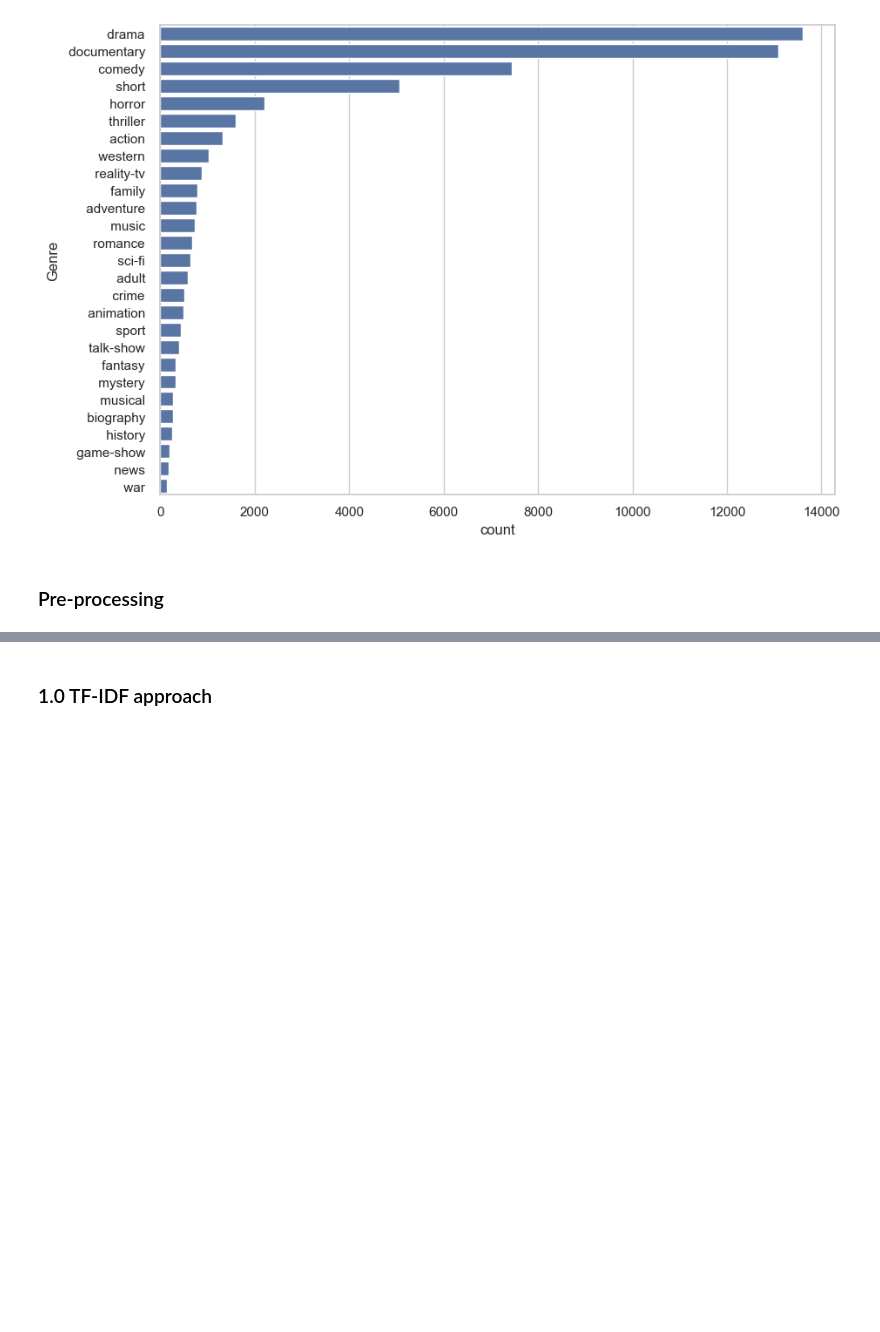
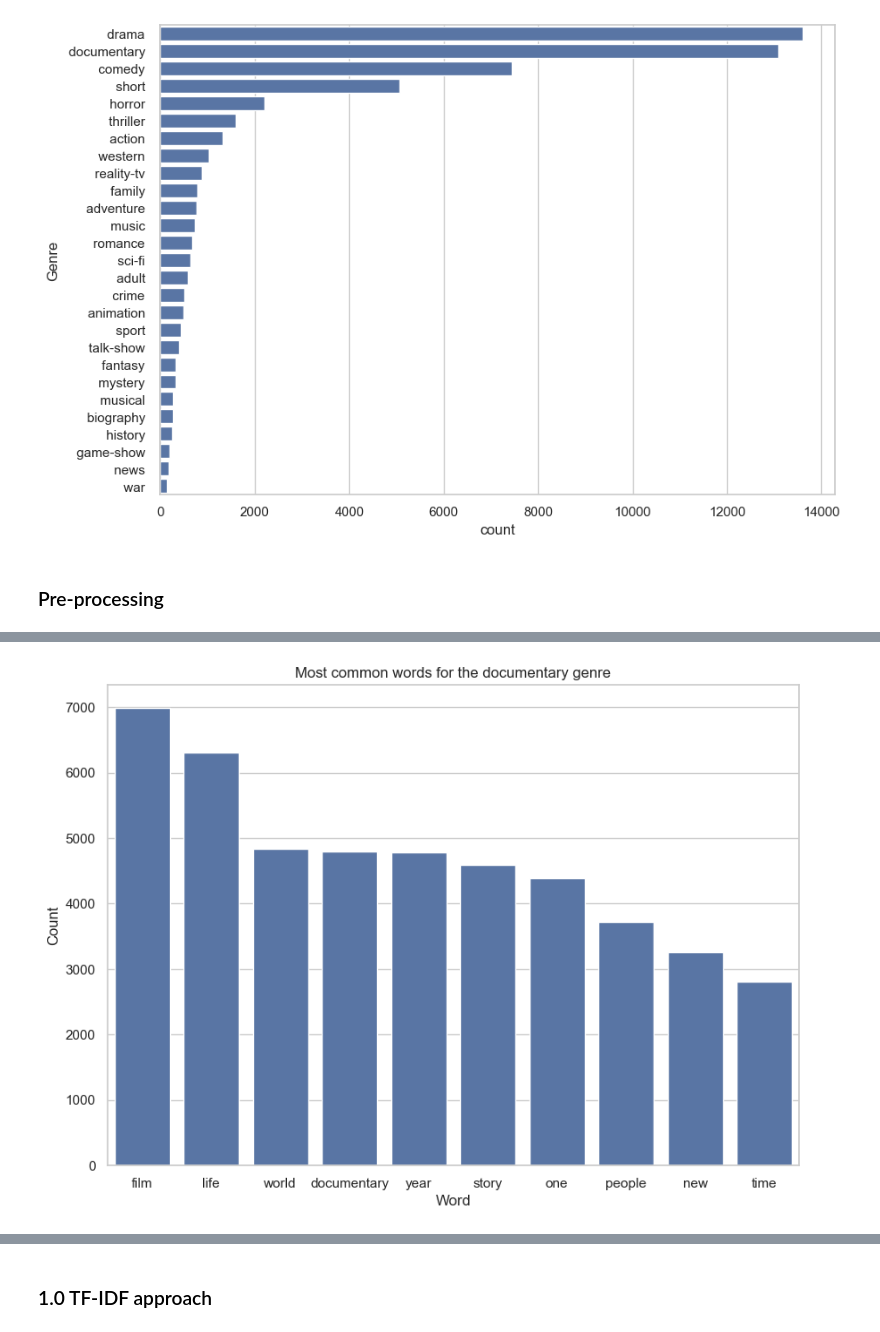
Before and after one commit to TSantosFigueira/CODSOFT, a Jupyter notebook: Movie Genre Classification/genre_classification.ipynb, the cells around one changed output, grey strips where cells are left out. Saved outputs shown, nothing was run; the diff lists cells and outputs as text; code cells hidden in the pictures; blank space fills up the shorter version.

```diff
--- a/Movie Genre Classification/genre_classification.ipynb
+++ b/Movie Genre Classification/genre_classification.ipynb
@@ -118,0 +202,4 @@ preprocess_data(text)
+# %%
+get_most_used_words(train_df, 'documentary')
+# %% [output]
+[figure, added]
```
Also changed, not shown: parts of 52 cells of this notebook.
